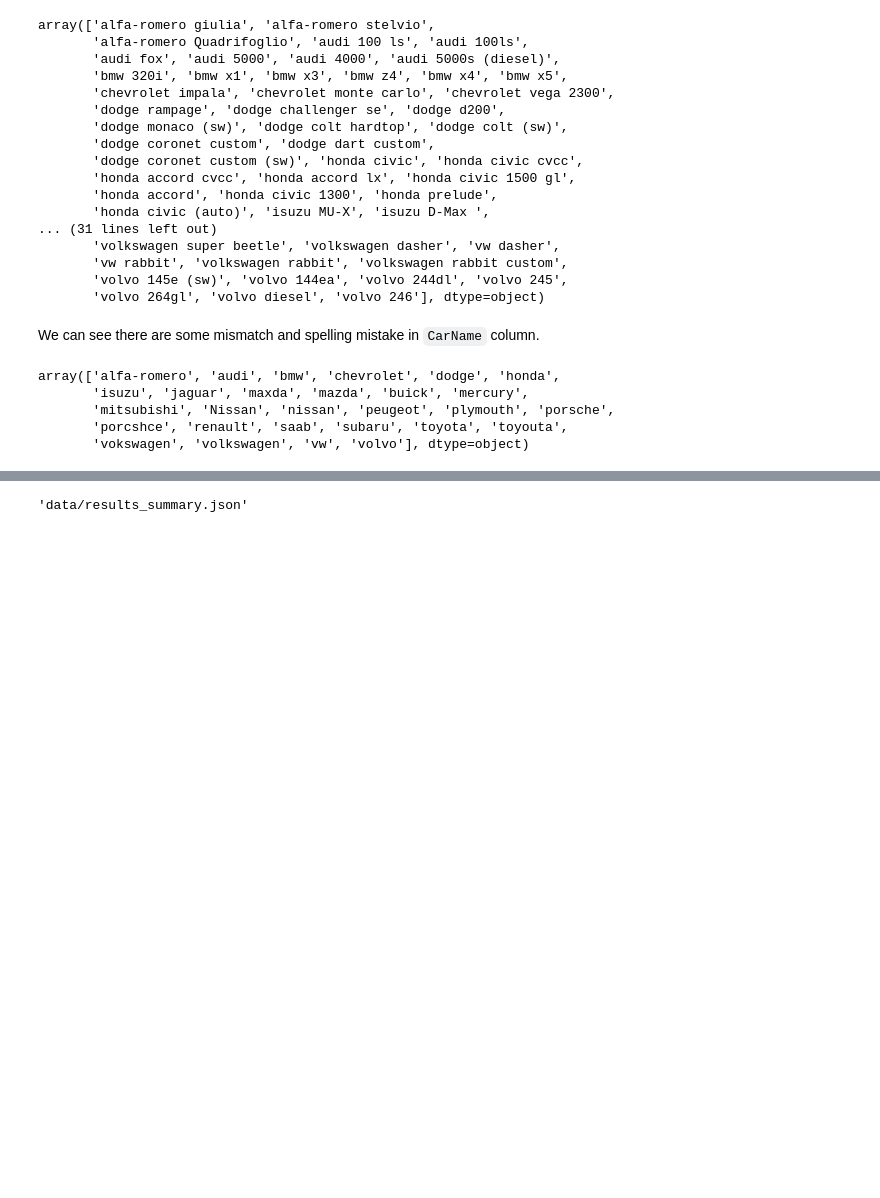
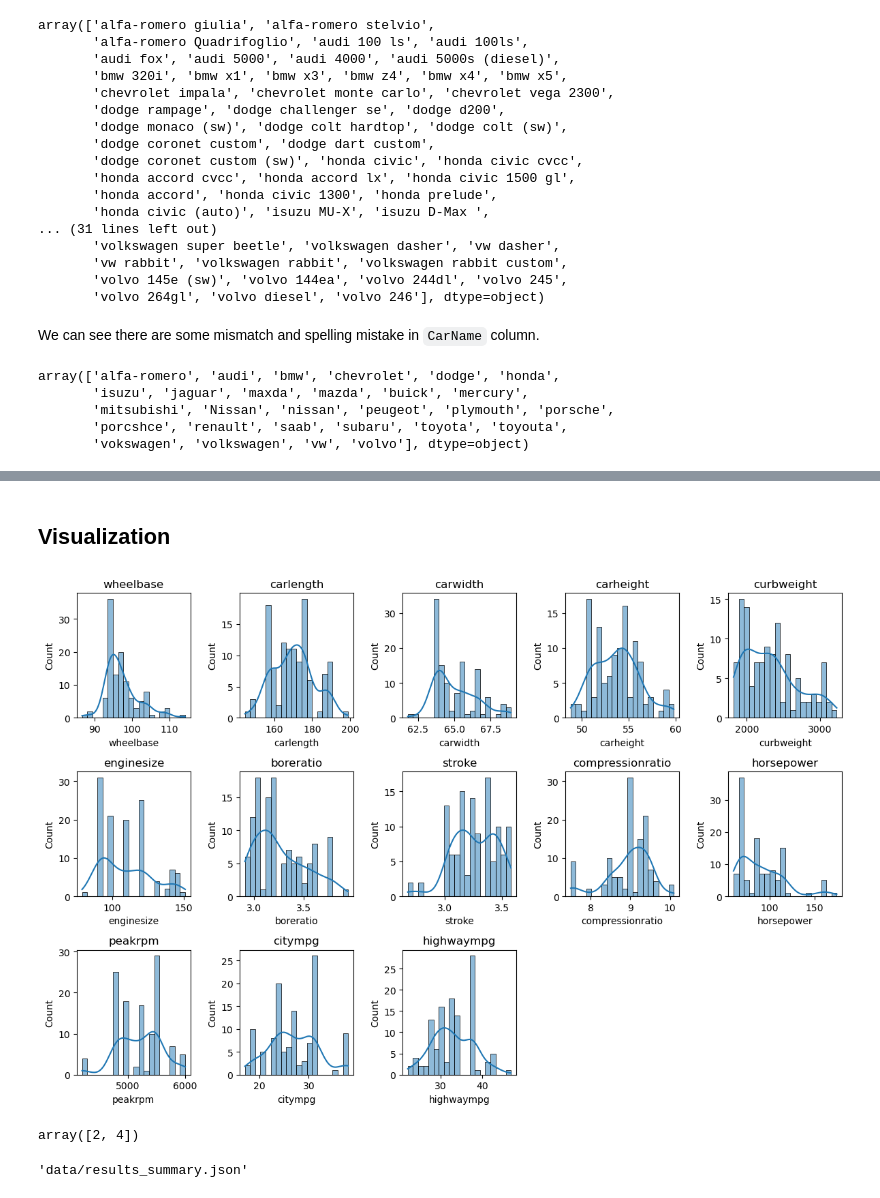
Before and after one commit to Tinonturja/Car_Pricing_DA, a Jupyter notebook: Car_Pricing_Prediction.ipynb, the cells around one changed output, grey strips where cells are left out. Saved outputs shown, nothing was run; the diff lists cells and outputs as text; code cells hidden in the pictures; blank space fills up the shorter version.

```diff
--- a/Car_Pricing_Prediction.ipynb
+++ b/Car_Pricing_Prediction.ipynb
@@ -183,0 +219,3 @@ dtype: object
+# %%
+numerical_features = data.select_dtypes(include = np.number).columns.tolist()
+numerical_features
@@ -183,0 +268,5 @@ dtype: object
+# %%
+Q1 = data[numerical_features].quantile(0.25)
+Q3 = data[numerical_features].quantile(0.75)
+IQR = Q3 - Q1
+data_no_outliers = data[~((data[numerical_features] < (Q1 - 1.5 * IQR)) | (data[numerical_features] > (Q3 + 1.5 * IQR))).any(axis=1)]
@@ -184,3 +348,34 @@ dtype: object
+# %% [markdown]
+## Visualization
+# %%
+numerical_features_list = ['wheelbase','carlength',
+ 'carwidth',
+ 'carheight',
+ 'curbweight',
+ 'enginesize',
+ 'boreratio',
+ 'stroke',
+ 'compressionratio',
+ 'horsepower',
+ 'peakrpm',
+ 'citympg',
+ 'highwaympg']
+
+
+plt.figure(figsize = (12,8))
+
+for feature in numerical_features_list:
+    plt.subplot(3,5,numerical_features_list.index(feature)+1)
+    sns.histplot(data = data_no_outliers[feature],bins = 20,kde = True)
+    plt.title(feature)
+plt.tight_layout()
+plt.show()
+# %% [output]
+[figure, added]
+# %%
+data_no_outliers['doornumber'].unique()
+# %% [output]
+array([2, 4])
 # %%
 import pandas as pd
 import matplotlib.pyplot as plt
```
Also changed, not shown: parts of 22 cells of this notebook, 1 other file.
